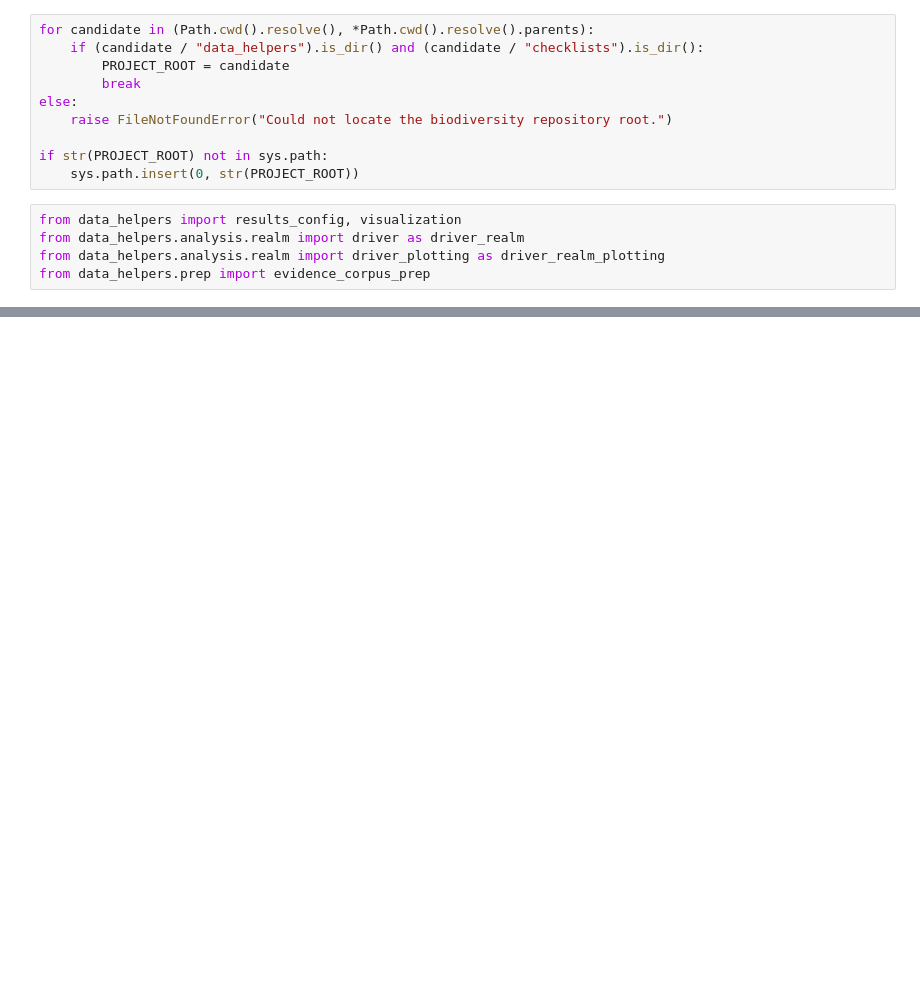
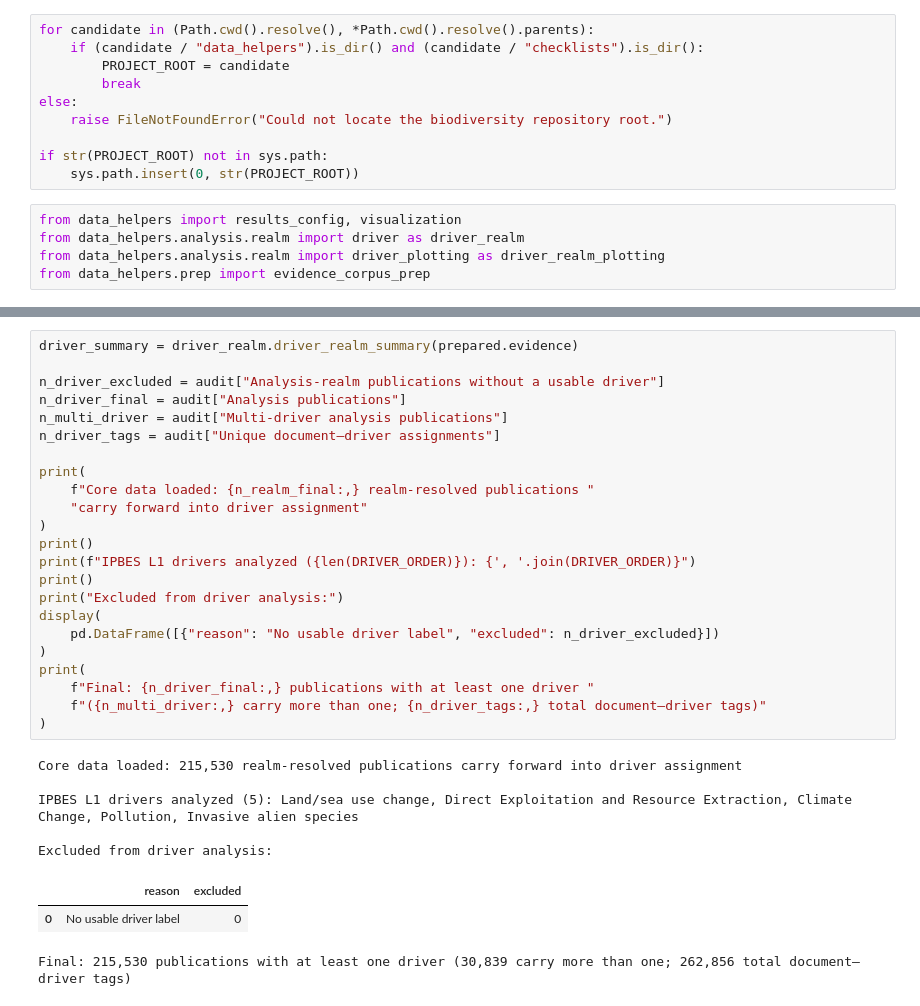
Before and after one commit to hunaindot/biodiversity-change-systematic-map, a Jupyter notebook: notebooks/results/03_realm_composition.ipynb, the cells around one changed output, grey strips where cells are left out. Saved outputs shown, nothing was run; the diff lists cells and outputs as text; blank space fills up the shorter version.

```diff
--- a/notebooks/results/03_realm_composition.ipynb
+++ b/notebooks/results/03_realm_composition.ipynb
@@ -133,3 +148,35 @@ display(prepared.realm_exclusions)
+# %%
+driver_summary = driver_realm.driver_realm_summary(prepared.evidence)
+
+n_driver_excluded = audit["Analysis-realm publications without a usable driver"]
+n_driver_final = audit["Analysis publications"]
+n_multi_driver = audit["Multi-driver analysis publications"]
+n_driver_tags = audit["Unique document–driver assignments"]
+
+print(
+    f"Core data loaded: {n_realm_final:,} realm-resolved publications "
+    "carry forward into driver assignment"
+)
+print()
+print(f"IPBES L1 drivers analyzed ({len(DRIVER_ORDER)}): {', '.join(DRIVER_ORDER)}")
+print()
+print("Excluded from driver analysis:")
+display(
+    pd.DataFrame([{"reason": "No usable driver label", "excluded": n_driver_excluded}])
+)
+print(
+    f"Final: {n_driver_final:,} publications with at least one driver "
+    f"({n_multi_driver:,} carry more than one; {n_driver_tags:,} total document–driver tags)"
+)
+# %% [output]
+Core data loaded: 215,530 realm-resolved publications carry forward into driver assignment
+
+IPBES L1 drivers analyzed (5): Land/sea use change, Direct Exploitation and Resource Extraction, Climate Change, Pollution, Invasive alien species
+
+Excluded from driver analysis:
+|  | reason | excluded |
+| 0 | No usable driver label | 0 |
+Final: 215,530 publications with at least one driver (30,839 carry more than one; 262,856 total document–driver tags)
 # %% [markdown]
 ## 2. The manuscript figure
 
```
Also changed, not shown: parts of 15 cells of this notebook, 7 other files.
